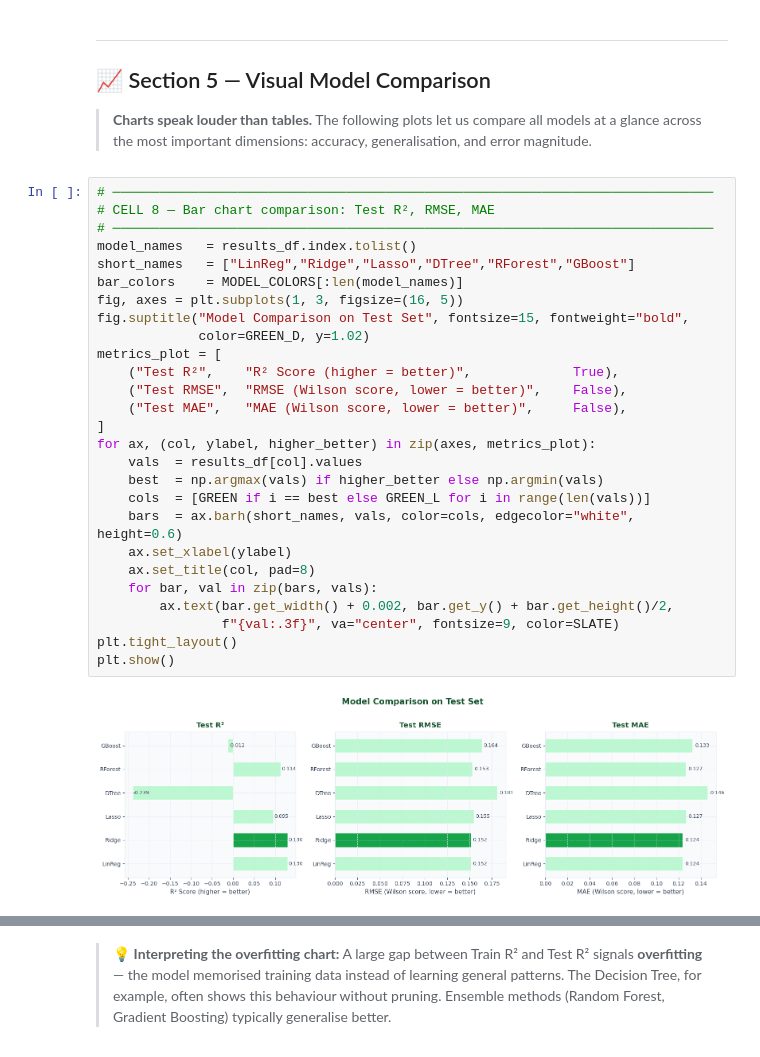
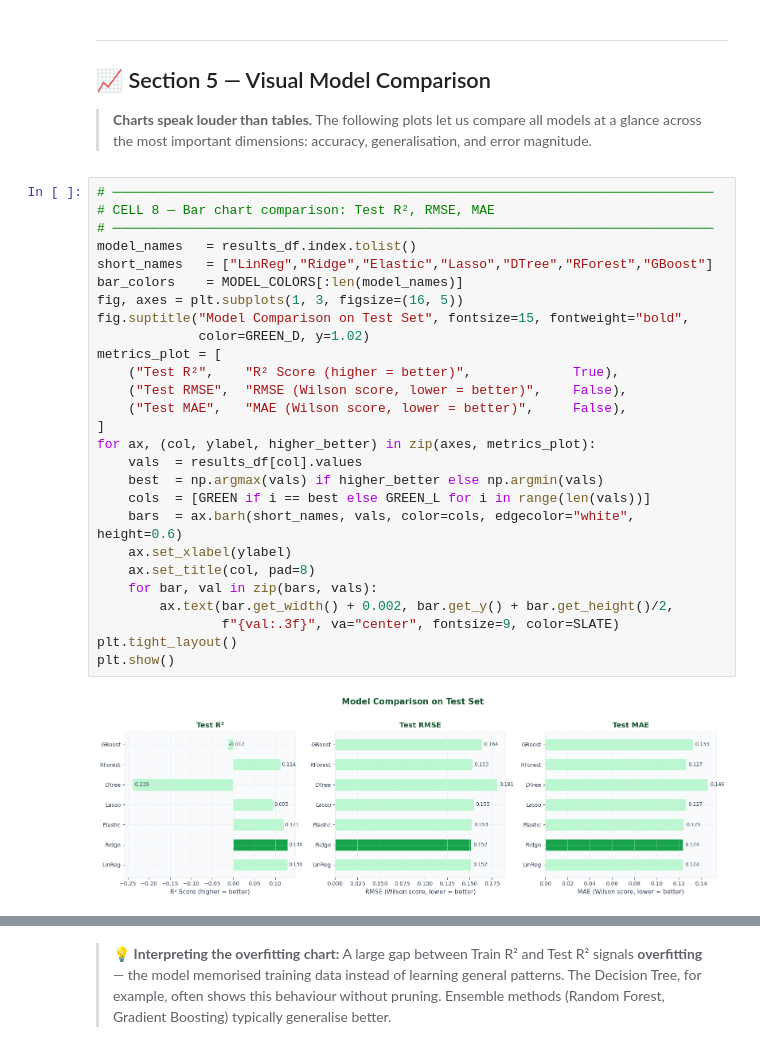
Before and after one commit to Edallyn/chatgpt-impact-indie-games, a Jupyter notebook: ML_Regression_Extended.ipynb, the cells around one changed output, grey strips where cells are left out. Drawn from its saved outputs; the diff is of its cells as text.

Commit message:
fix: Section 9/10 model seçimi netleştirildi, ElasticNet eksiklikleri giderildi.(2)

```diff
--- a/ML_Regression_Extended.ipynb
+++ b/ML_Regression_Extended.ipynb
@@ -622,32 +624,32 @@ Interpretation:
 # %%
 # ─────────────────────────────────────────────────────────────────────────────
 # CELL 8 — Bar chart comparison: Test R², RMSE, MAE
 # ─────────────────────────────────────────────────────────────────────────────
 model_names   = results_df.index.tolist()
-short_names   = ["LinReg","Ridge","Lasso","DTree","RForest","GBoost"]
+short_names   = ["LinReg","Ridge","Elastic","Lasso","DTree","RForest","GBoost"]
 bar_colors    = MODEL_COLORS[:len(model_names)]
 fig, axes = plt.subplots(1, 3, figsize=(16, 5))
 fig.suptitle("Model Comparison on Test Set", fontsize=15, fontweight="bold",
              color=GREEN_D, y=1.02)
 metrics_plot = [
     ("Test R²",    "R² Score (higher = better)",             True),
     ("Test RMSE",  "RMSE (Wilson score, lower = better)",    False),
     ("Test MAE",   "MAE (Wilson score, lower = better)",     False),
 ]
 for ax, (col, ylabel, higher_better) in zip(axes, metrics_plot):
     vals  = results_df[col].values
     best  = np.argmax(vals) if higher_better else np.argmin(vals)
     cols  = [GREEN if i == best else GREEN_L for i in range(len(vals))]
     bars  = ax.barh(short_names, vals, color=cols, edgecolor="white", height=0.6)
     ax.set_xlabel(ylabel)
     ax.set_title(col, pad=8)
     for bar, val in zip(bars, vals):
         ax.text(bar.get_width() + 0.002, bar.get_y() + bar.get_height()/2,
                 f"{val:.3f}", va="center", fontsize=9, color=SLATE)
 plt.tight_layout()
 plt.show()
 # %% [output]
-[figure, old version]
+[figure, new version]
 # %%
 # ─────────────────────────────────────────────────────────────────────────────
 # CELL 9 — Overfitting check: Train R² vs Test R²
```
Also changed, not shown: parts of 13 cells of this notebook, 1 other file.
